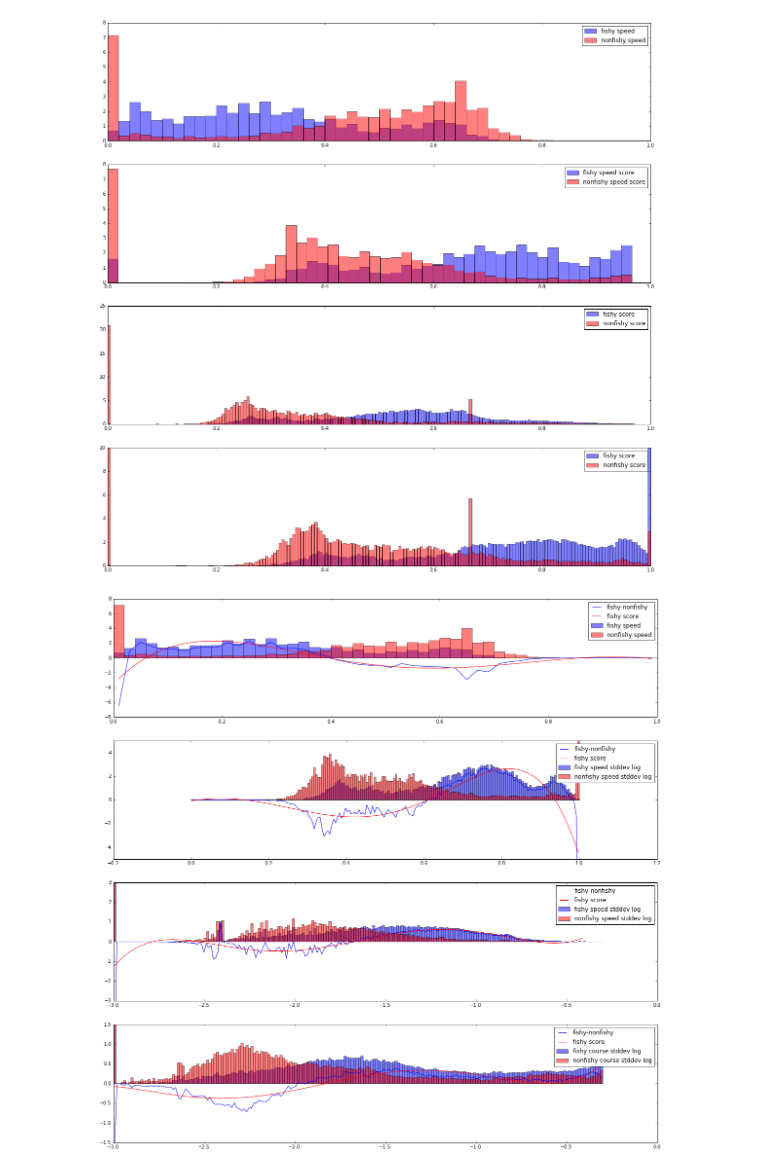
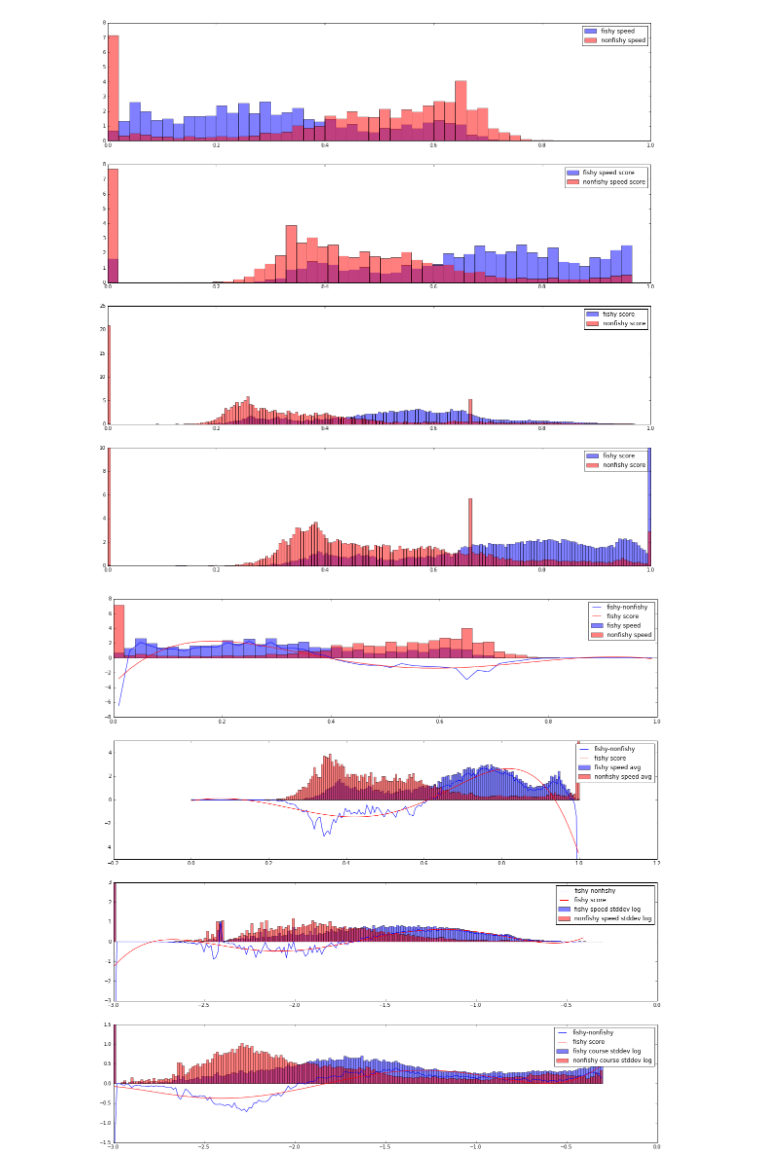
Before and after one commit to marketler/GFW_vessel_scoring, a Jupyter notebook: Classification vs measures.ipynb, the cells around one changed output. Saved outputs shown, nothing was run; the diff lists cells and outputs as text; code cells hidden in the pictures.

```diff
--- a/Classification vs measures.ipynb
+++ b/Classification vs measures.ipynb
@@ -209,8 +209,8 @@ legend()
 
 histfix.add_subplot(412).set_ylim(-5, 5)
 
-xfishy_hist = center_hist_bins(hist(xfishy["measure_speeddavg"], bins=200, normed=True, color='b', alpha=0.5, label="fishy speed stddev log"))
-xnonfishy_hist = center_hist_bins(hist(xnonfishy["measure_speeddavg"], bins=200, normed=True, color='r', alpha=0.5, label="nonfishy speed stddev log"))
+xfishy_hist = center_hist_bins(hist(xfishy["measure_speeddavg"], bins=200, normed=True, color='b', alpha=0.5, label="fishy speed avg"))
+xnonfishy_hist = center_hist_bins(hist(xnonfishy["measure_speeddavg"], bins=200, normed=True, color='r', alpha=0.5, label="nonfishy speed avg"))
 
 x_hist = (xfishy_hist[0] - xnonfishy_hist[0], xfishy_hist[1])
 
@@ -229,31 +229,31 @@ xfishy_hist = center_hist_bins(hist(log10(xfishy["measure_speedddev"]+0.001), bi
 xnonfishy_hist = center_hist_bins(hist(log10(xnonfishy["measure_speedddev"]+0.001), bins=200, normed=True, color='r', alpha=0.5, label="nonfishy speed stddev log"))
 
 x_hist = (xfishy_hist[0] - xnonfishy_hist[0], xfishy_hist[1])
 
 measure_speedddev_args = curve_fit(polynomial, x_hist[1], x_hist[0], [1]*6)[0]
 
 plot(x_hist[1], x_hist[0], color='b', label='fishy-nonfishy')
 plot(x_hist[1], [polynomial(x, *measure_speedddev_args) for x in x_hist[1]], color='r', label='fishy score')
 
 legend()
 
 
 
 histfix.add_subplot(414).set_ylim(-1.5, 1.5)
 
 xfishy_hist = center_hist_bins(hist(log10(xfishy["measure_coursestddev"]+0.001), bins=200, normed=True, color='b', alpha=0.5, label="fishy course stddev log"))
 xnonfishy_hist = center_hist_bins(hist(log10(xnonfishy["measure_coursestddev"]+0.001), bins=200, normed=True, color='r', alpha=0.5, label="nonfishy course stddev log"))
 
 x_hist = (xfishy_hist[0] - xnonfishy_hist[0], xfishy_hist[1])
 
 measure_coursestddev_args = curve_fit(polynomial, x_hist[1], x_hist[0], [1]*6)[0]
 
 plot(x_hist[1], x_hist[0], color='b', label='fishy-nonfishy')
 plot(x_hist[1], [polynomial(x, *measure_coursestddev_args) for x in x_hist[1]], color='r', label='fishy score')
 
 legend()
 
 
 show()
 # %% [output]
-[figure, old version]
+[figure, new version]
```
Also changed, not shown: parts of 1 cell of this notebook.
